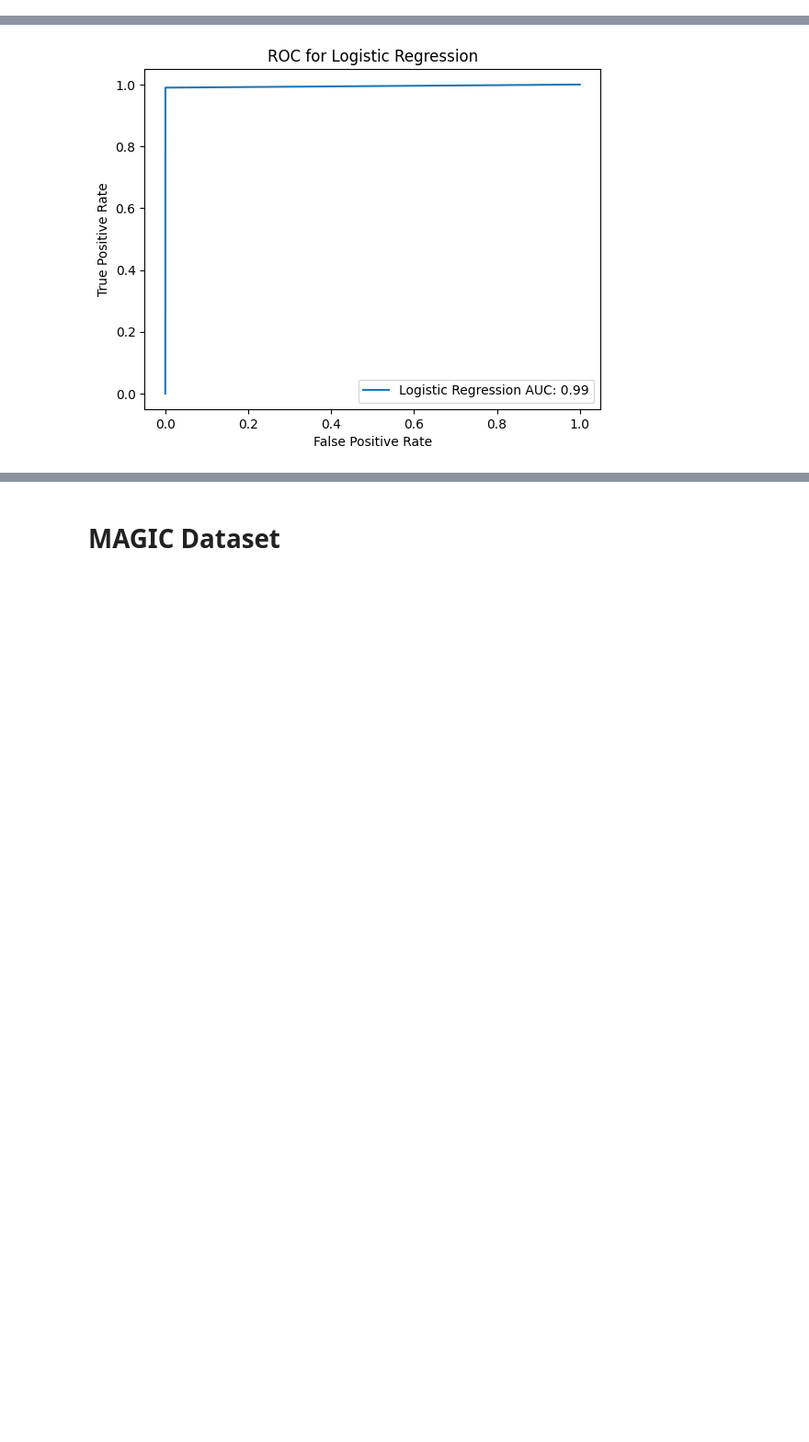
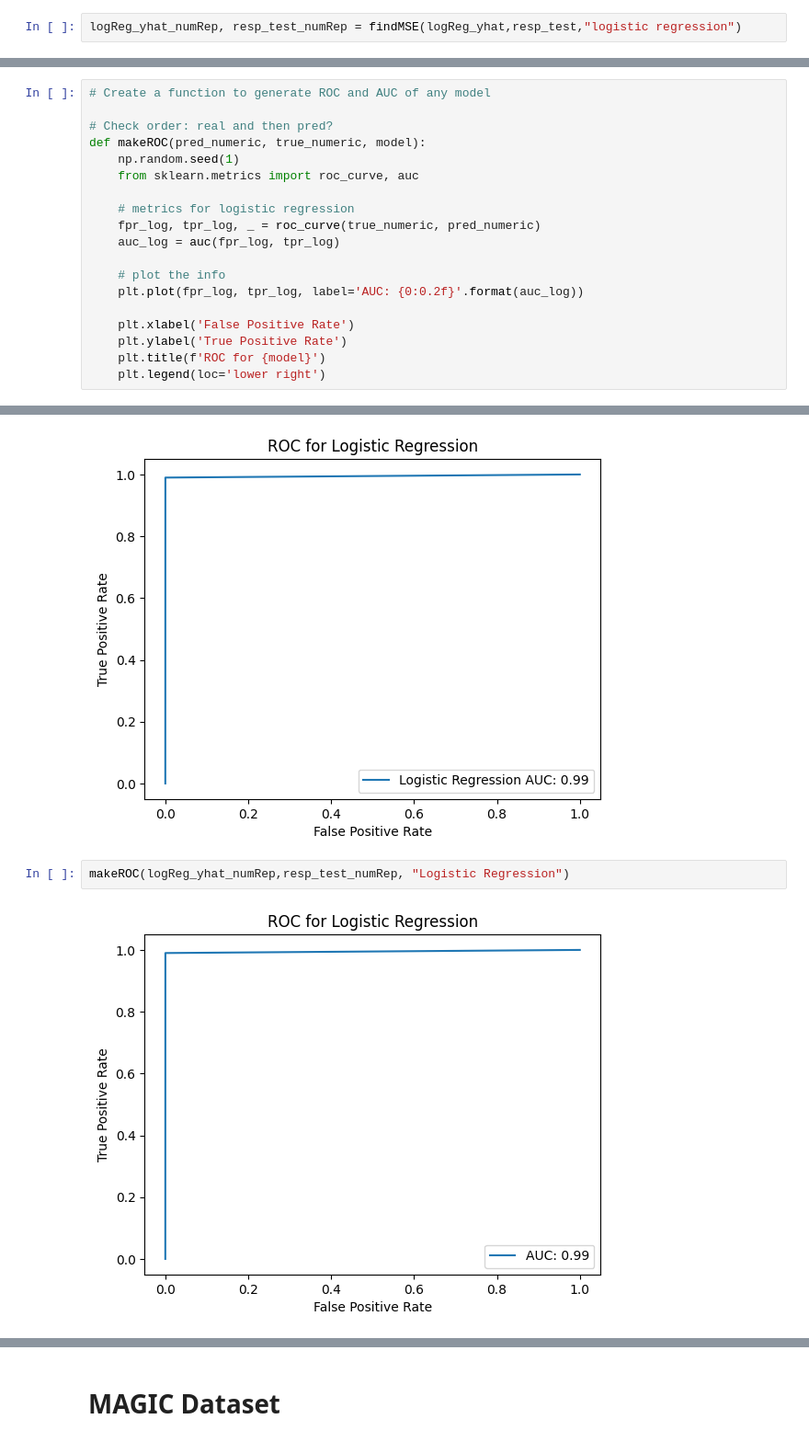
Before and after one commit to AlphauroraE/ML_Forensic_Data, a Jupyter notebook: HW5.ipynb, the cells around one changed output, grey strips where cells are left out. Shown at 92% size. Drawn from its saved outputs; the diff is of its cells as text; blank space fills up the shorter version.

Commit message:
Added functions to convert to numerical, find MSE, and make ROC curve and get AUC value

```diff
--- a/HW5.ipynb
+++ b/HW5.ipynb
@@ -119,3 +148,5 @@ error = mean_squared_error(logReg_yhat_numRep,resp_test_numRep,squared=False)
 print(f"{error} is the MSE of logistic regression")
 # %% [output]
 0.07211102550927978 is the MSE of logistic regression
+# %%
+logReg_yhat_numRep, resp_test_numRep = findMSE(logReg_yhat,resp_test,"logistic regression")
@@ -122,3 +155,22 @@ print(f"{error} is the MSE of logistic regression")
+# %%
+# Create a function to generate ROC and AUC of any model
+
+# Check order: real and then pred?
+def makeROC(pred_numeric, true_numeric, model):
+    np.random.seed(1)
+    from sklearn.metrics import roc_curve, auc
+
+    # metrics for logistic regression
+    fpr_log, tpr_log, _ = roc_curve(true_numeric, pred_numeric)
+    auc_log = auc(fpr_log, tpr_log)
+
+    # plot the info
+    plt.plot(fpr_log, tpr_log, label='AUC: {0:0.2f}'.format(auc_log))
+
+    plt.xlabel('False Positive Rate')
+    plt.ylabel('True Positive Rate')
+    plt.title(f'ROC for {model}')
+    plt.legend(loc='lower right')
 # %%
 # Code adapted from knn_svm_python.ipynb
 # Create an ROC curve for Logistic Regression
@@ -139,3 +191,7 @@ plt.legend(loc='lower right')
 # %% [output]
 <matplotlib.legend.Legend at 0x...>
 [figure]
+# %%
+makeROC(logReg_yhat_numRep,resp_test_numRep, "Logistic Regression")
+# %% [output]
+[figure, added]
```
Also changed, not shown: parts of 14 cells of this notebook.
